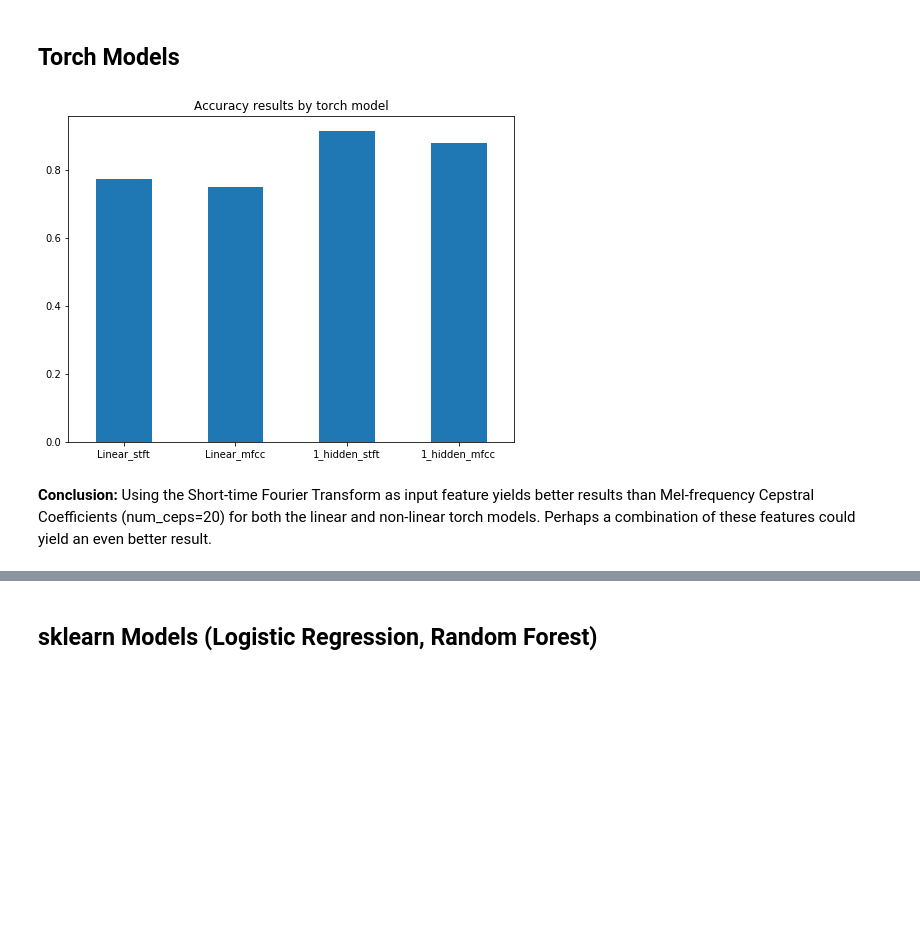
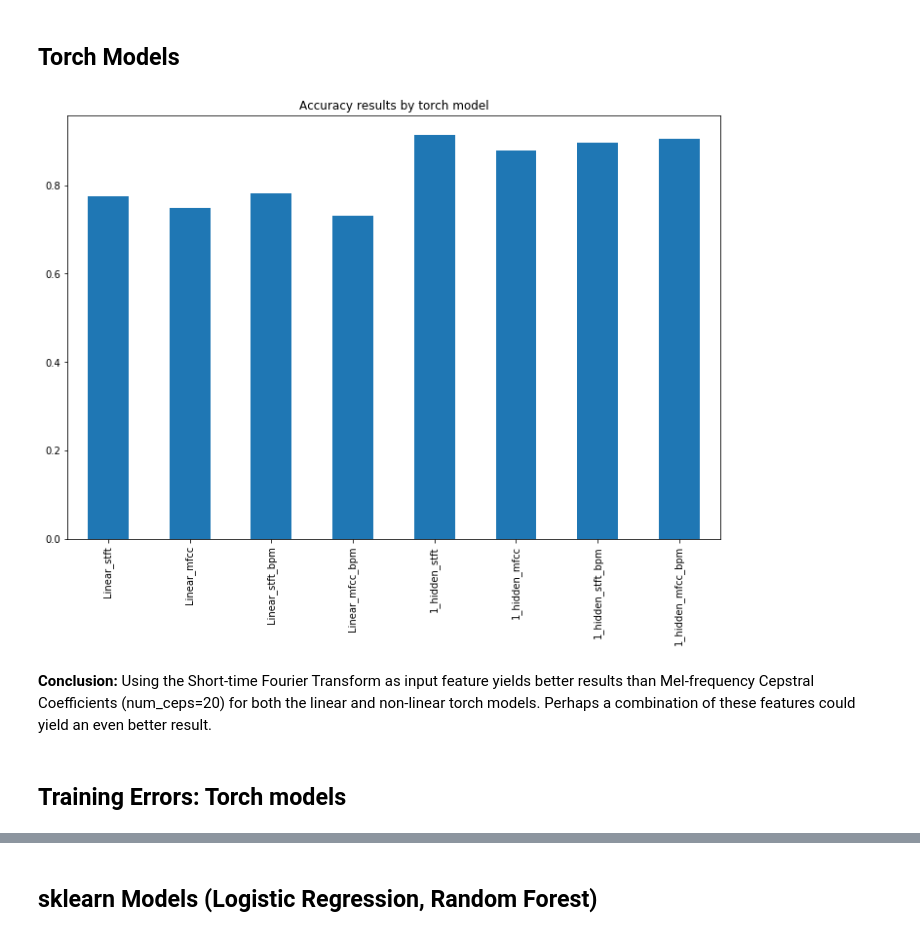
Before and after one commit to KatieBSC/TapDanceDecoder, a Jupyter notebook: notebooks/Analysis.ipynb, the cells around one changed output, grey strips where cells are left out. Saved outputs shown, nothing was run; the diff lists cells and outputs as text; code cells hidden in the pictures; blank space fills up the shorter version.

Commit message:
add feature bpm
train, test, analysis

```diff
--- a/notebooks/Analysis.ipynb
+++ b/notebooks/Analysis.ipynb
@@ -14,28 +14,48 @@ true_V_stft = pd.read_csv('../src/predict/predictions/true_vanilla_test_stft.csv
 V_mfcc = pd.read_csv('../src/predict/predictions/vanilla_test_mfcc.csv', names=['Pred'])
 true_V_mfcc = pd.read_csv('../src/predict/predictions/true_vanilla_test_mfcc.csv', names=['True'])
 
+V_stft_bpm = pd.read_csv('../src/predict/predictions/vanilla_test_stft_tempo.csv', names=['Pred'])
+true_V_stft_bpm = pd.read_csv('../src/predict/predictions/true_vanilla_test_stft_tempo.csv', names=['True'])
+
+V_mfcc_bpm = pd.read_csv('../src/predict/predictions/vanilla_test_mfcc_tempo.csv', names=['Pred'])
+true_V_mfcc_bpm = pd.read_csv('../src/predict/predictions/true_vanilla_test_mfcc_tempo.csv', names=['True'])
+
 OH_stft = pd.read_csv('../src/predict/predictions/one_hidden_test_stft.csv', names=['Pred'])
 true_OH_stft = pd.read_csv('../src/predict/predictions/true_one_hidden_test_stft.csv', names=['True'])
 
 OH_mfcc = pd.read_csv('../src/predict/predictions/one_hidden_test_mfcc.csv', names=['Pred'])
 true_OH_mfcc = pd.read_csv('../src/predict/predictions/true_one_hidden_test_mfcc.csv', names=['True'])
+
+OH_stft_bpm = pd.read_csv('../src/predict/predictions/one_hidden_test_stft_tempo.csv', names=['Pred'])
+true_OH_stft_bpm = pd.read_csv('../src/predict/predictions/true_one_hidden_test_stft_tempo.csv', names=['True'])
+
+OH_mfcc_bpm = pd.read_csv('../src/predict/predictions/one_hidden_test_mfcc_tempo.csv', names=['Pred'])
+true_OH_mfcc_bpm = pd.read_csv('../src/predict/predictions/true_one_hidden_test_mfcc_tempo.csv', names=['True'])
 # %%
 vanilla_stft_results = pd.concat([V_stft, true_V_stft], axis = 1)
 vanilla_mfcc_results = pd.concat([V_mfcc, true_V_mfcc], axis = 1)
+vanilla_stft_bpm_results = pd.concat([V_stft_bpm, true_V_stft_bpm], axis = 1)
+vanilla_mfcc_bpm_results = pd.concat([V_mfcc_bpm, true_V_mfcc_bpm], axis = 1)
 one_hidden_stft_results = pd.concat([OH_stft, true_OH_stft], axis = 1)
 one_hidden_mfcc_results = pd.concat([OH_mfcc, true_OH_mfcc], axis = 1)
+one_hidden_stft_bpm_results = pd.concat([OH_stft_bpm, true_OH_stft_bpm], axis = 1)
+one_hidden_mfcc_bpm_results = pd.concat([OH_mfcc_bpm, true_OH_mfcc_bpm], axis = 1)
 # %%
-df_list = [vanilla_stft_results, vanilla_mfcc_results, one_hidden_stft_results, one_hidden_mfcc_results]
+df_list = [vanilla_stft_results, vanilla_mfcc_results, vanilla_stft_bpm_results, vanilla_mfcc_bpm_results,
+           one_hidden_stft_results, one_hidden_mfcc_results, one_hidden_stft_bpm_results, one_hidden_mfcc_bpm_results]
 acc_list = []
 for df in df_list:
     acc_list.append(accuracy_score(y_true=df['True'], y_pred=df['Pred']))
 # %%
 torch_results = pd.DataFrame(acc_list, columns=['Accuracy'])
-torch_results.index = ['Linear_stft', 'Linear_mfcc', '1_hidden_stft', '1_hidden_mfcc']
+torch_results.index = ['Linear_stft', 'Linear_mfcc', 'Linear_stft_bpm', 'Linear_mfcc_bpm',
+                       '1_hidden_stft', '1_hidden_mfcc','1_hidden_stft_bpm', '1_hidden_mfcc_bpm']
 # %%
-ax = torch_results.plot.bar(legend=False, rot=0, figsize=(8,6))
+ax = torch_results.plot.bar(legend=False,  figsize=(12,8))
 ax.set_title('Accuracy results by torch model');
 # %% [output]
-[figure, old version]
+[figure, new version]
 # %% [markdown]
 **Conclusion:** Using the Short-time Fourier Transform as input feature yields better results than Mel-frequency Cepstral Coefficients (num_ceps=20) for both the linear and non-linear torch models. Perhaps a combination of these features could yield an even better result.
+# %% [markdown]
+## Training Errors: Torch models
```
Also changed, not shown: parts of 7 cells of this notebook, 7 other files.
